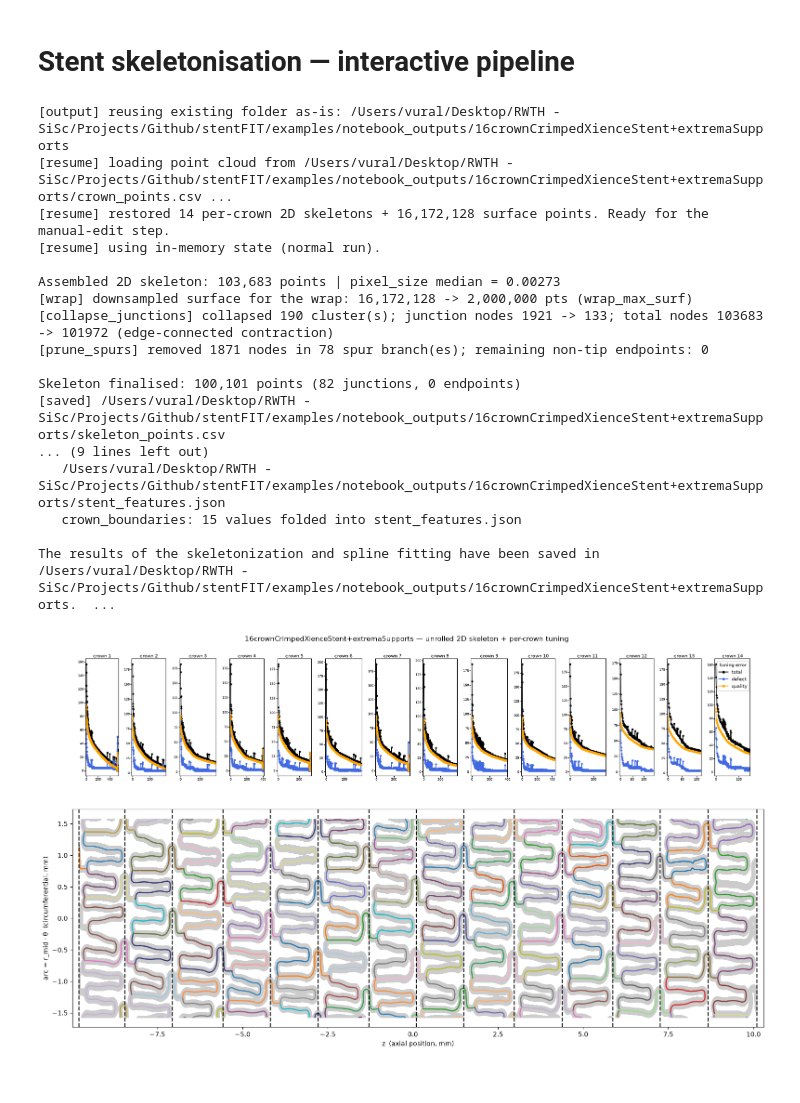
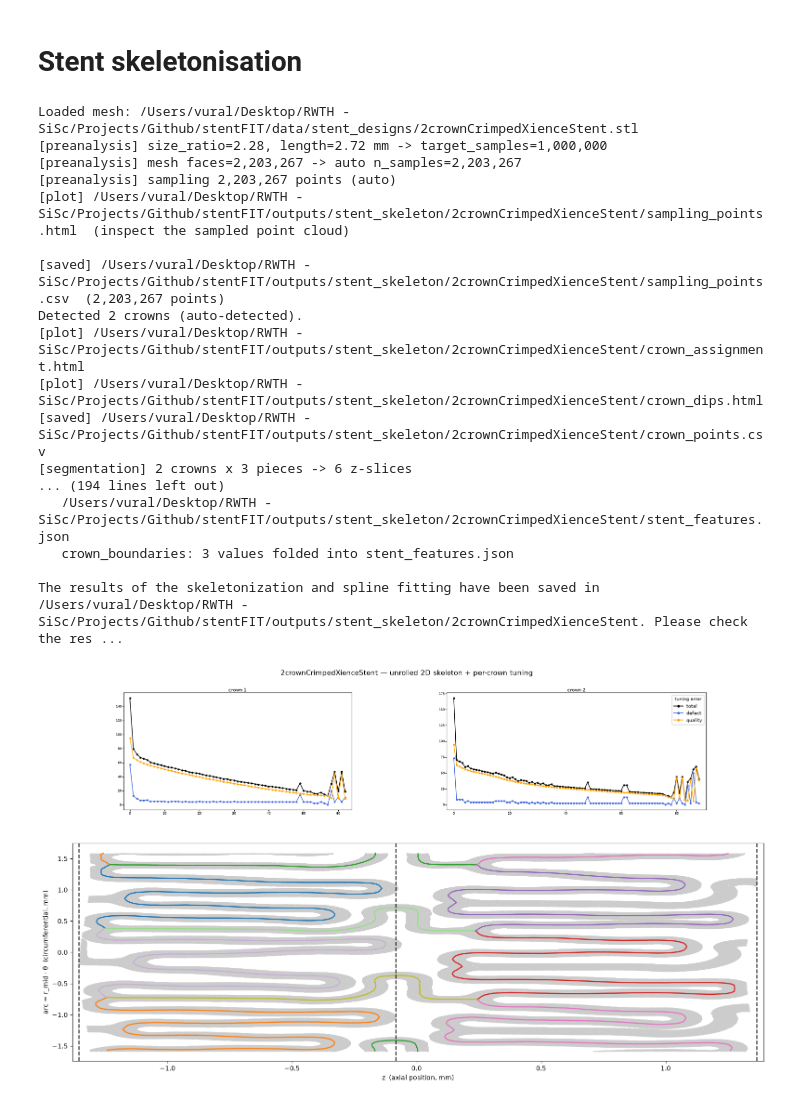
Before and after one commit to VuralAktas/stentFIT, a Jupyter notebook: examples/stent_skeleton.ipynb, the cells around one changed output. Drawn from its saved outputs; the diff is of its cells as text; code cells hidden in the pictures.

```diff
--- a/examples/stent_skeleton.ipynb
+++ b/examples/stent_skeleton.ipynb
@@ -1,68 +1,59 @@
 # %% [markdown]
-# Stent skeletonisation — interactive pipeline
+# Stent skeletonisation
 # %%
 # poetry build
 # conda create -n test_stentfit python=3.13
 # conda activate test_stentfit
 # pip install "dist/stentfit-0.1.0-py3-none-any.whl"
 # python
 
 from stentfit import stent_pipeline
 
-STENT_NAME = "16crownCrimpedXienceStent+extremaSupports"
+STENT_NAME = "stent07"
+STENT_NAME = "2crownCrimpedXienceStent"
+#STENT_NAME = "16crownCrimpedXienceStent+extremaSupports"
+
 STL_FILE   = f'/Users/vural/Desktop/RWTH - SiSc/Projects/Github/stentFIT/data/stent_designs/{STENT_NAME}.stl'
-OUTPUT_DIR = f'/Users/vural/Desktop/RWTH - SiSc/Projects/Github/stentFIT/examples/notebook_outputs/{STENT_NAME}'
+OUTPUT_DIR = f'/Users/vural/Desktop/RWTH - SiSc/Projects/Github/stentFIT/outputs/stent_skeleton/{STENT_NAME}'
 
 RANDOM_SEED     = 0
 REMOVE_SUPPORTS = (STENT_NAME == '16crownCrimpedXienceStent+extremaSupports')
 
 AUTO_TUNE        = True
 PIXELS_PER_STRUT = 10
 DILATE_PX        = 3
 TUNE_TIME_LIMIT  = 120
 
-MESH_BEAMS = True
-L_EL = 0.1
-YOUNGS_MODULUS = 2.0e5
-POISSON_RATIO = 0.3
-DENSITY = 0.0
-BEAM_CLASS_LABEL = 'Beam3rHerm2Line3'
-
-stent_pipeline(
+STENT_STATUS = stent_pipeline(
     stl_file=str(STL_FILE),
     output_dir=str(OUTPUT_DIR),
     stent_name=STENT_NAME,
-    mesh_beams=MESH_BEAMS,
     remove_supports=REMOVE_SUPPORTS,
     random_seed=RANDOM_SEED,
     auto_tune=AUTO_TUNE,
     pixels_per_strut=PIXELS_PER_STRUT,
     dilate_px=DILATE_PX,
-    tune_time_limit=TUNE_TIME_LIMIT,
-    l_el=L_EL,
-    youngs_modulus=YOUNGS_MODULUS,
-    poisson_ratio=POISSON_RATIO,
-    density=DENSITY,
-    beam_class_label=BEAM_CLASS_LABEL)
+    tune_time_limit=TUNE_TIME_LIMIT
+    )
 
 #conda deactivate
 #conda remove -n test_stentfit --all -y
 # %% [output]
-[output] reusing existing folder as-is: /Users/vural/Desktop/RWTH - SiSc/Projects/Github/stentFIT/examples/notebook_outputs/16crownCrimpedXienceStent+extremaSupports
-[resume] loading point cloud from /Users/vural/Desktop/RWTH - SiSc/Projects/Github/stentFIT/examples/notebook_outputs/16crownCrimpedXienceStent+extremaSupports/crown_points.csv ...
-[resume] restored 14 per-crown 2D skeletons + 16,172,128 surface points. Ready for the manual-edit step.
-[resume] using in-memory state (normal run).
+Loaded mesh: /Users/vural/Desktop/RWTH - SiSc/Projects/Github/stentFIT/data/stent_designs/2crownCrimpedXienceStent.stl
+[preanalysis] size_ratio=2.28, length=2.72 mm -> target_samples=1,000,000
+[preanalysis] mesh faces=2,203,267 -> auto n_samples=2,203,267
+[preanalysis] sampling 2,203,267 points (auto)
+[plot] /Users/vural/Desktop/RWTH - SiSc/Projects/Github/stentFIT/outputs/stent_skeleton/2crownCrimpedXienceStent/sampling_points.html  (inspect the sampled point cloud)
 
-Assembled 2D skeleton: 103,683 points | pixel_size median = 0.00273
-[wrap] downsampled surface for the wrap: 16,172,128 -> 2,000,000 pts (wrap_max_surf)
-[collapse_junctions] collapsed 190 cluster(s); junction nodes 1921 -> 133; total nodes 103683 -> 101972 (edge-connected contraction)
-[prune_spurs] removed 1871 nodes in 78 spur branch(es); remaining non-tip endpoints: 0
+[saved] /Users/vural/Desktop/RWTH - SiSc/Projects/Github/stentFIT/outputs/stent_skeleton/2crownCrimpedXienceStent/sampling_points.csv  (2,203,267 points)
+Detected 2 crowns (auto-detected).
+[plot] /Users/vural/Desktop/RWTH - SiSc/Projects/Github/stentFIT/outputs/stent_skeleton/2crownCrimpedXienceStent/crown_assignment.html
+[plot] /Users/vural/Desktop/RWTH - SiSc/Projects/Github/stentFIT/outputs/stent_skeleton/2crownCrimpedXienceStent/crown_dips.html
+[saved] /Users/vural/Desktop/RWTH - SiSc/Projects/Github/stentFIT/outputs/stent_skeleton/2crownCrimpedXienceStent/crown_points.csv
+[segmentation] 2 crowns x 3 pieces -> 6 z-slices
+... (194 lines left out)
+   /Users/vural/Desktop/RWTH - SiSc/Projects/Github/stentFIT/outputs/stent_skeleton/2crownCrimpedXienceStent/stent_features.json
+   crown_boundaries: 3 values folded into stent_features.json
 
-Skeleton finalised: 100,101 points (82 junctions, 0 endpoints)
-[saved] /Users/vural/Desktop/RWTH - SiSc/Projects/Github/stentFIT/examples/notebook_outputs/16crownCrimpedXienceStent+extremaSupports/skeleton_points.csv
-... (9 lines left out)
-   /Users/vural/Desktop/RWTH - SiSc/Projects/Github/stentFIT/examples/notebook_outputs/16crownCrimpedXienceStent+extremaSupports/stent_features.json
-   crown_boundaries: 15 values folded into stent_features.json
-
-The results of the skeletonization and spline fitting have been saved in /Users/vural/Desktop/RWTH - SiSc/Projects/Github/stentFIT/examples/notebook_outputs/16crownCrimpedXienceStent+extremaSupports.  ...
+The results of the skeletonization and spline fitting have been saved in /Users/vural/Desktop/RWTH - SiSc/Projects/Github/stentFIT/outputs/stent_skeleton/2crownCrimpedXienceStent. Please check the res ...
-[figure, old version]
+[figure, new version]
```
Also changed, not shown: parts of 1 cell of this notebook, 15 other files.
